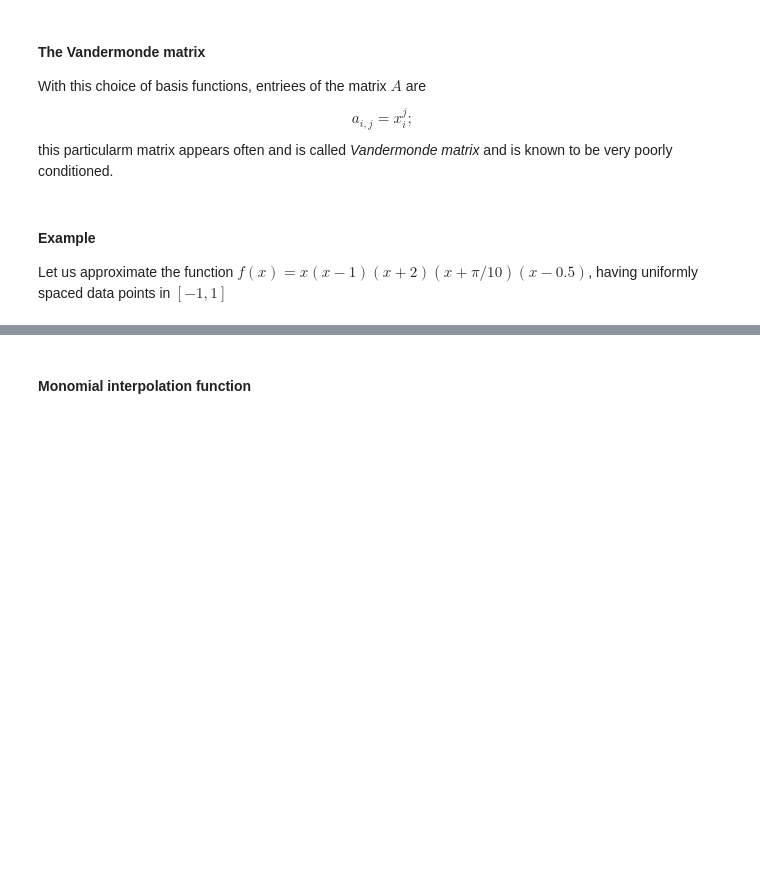
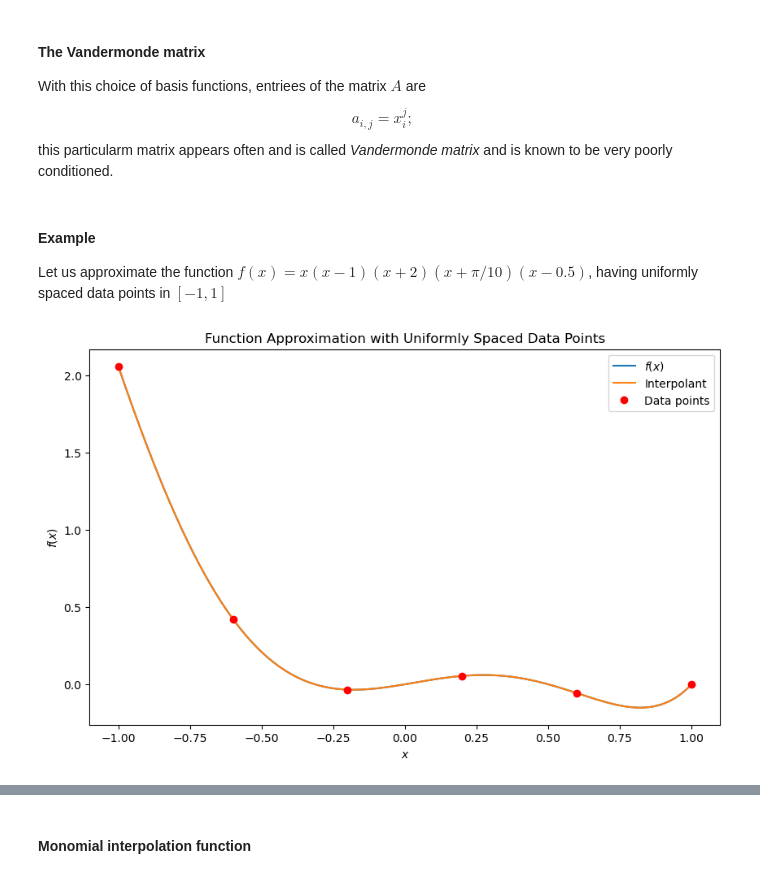
Before and after one commit to arielsboiardi/numerical_analysis_2024-2025, a Jupyter notebook: material/20241119-AB-Es_Interpolation.ipynb, the cells around one changed output, grey strips where cells are left out. Saved outputs shown, nothing was run; the diff lists cells and outputs as text; code cells hidden in the pictures; blank space fills up the shorter version.

```diff
--- a/material/20241119-AB-Es_Interpolation.ipynb
+++ b/material/20241119-AB-Es_Interpolation.ipynb
@@ -90,36 +94,50 @@ def myVander(X):
 	"""
 	Construct the Vandermonde matrix for x with n+1 columns.
 	"""
+
+	n = len(X) - 1
+	A = np.zeros([n+1,n+1])
+
+	for i in range(n+1):
+		for j in range(n+1):
+			A[i,j] = X[i]**j
+
+	return A
 # %% [markdown]
 #### Example
 Let us approximate the function $f(x)=x(x-1)(x+2)(x+\pi/10)(x-0.5)$, having uniformly spaced data points in $[-1,1]$
 # %%
 # Define the function to approximate
 def f(x):
 	return x * (x - 1) * (x + 2) * (x + np.pi / 10) * (x - 0.5)
 
 # Generate uniformly spaced data points in [-1, 1]
-n = 2
+n = 5
 X = np.linspace(-1, 1, n + 1)
 x = np.linspace(X[0], X[-1], 200)
 Y = f(X)
 
 # Compute coefficients of the interpolant
-
+A = myVander(X)
+c = np.linalg.solve(A,Y)
 
 # Evaluate the interpolant
+B = np.array([[monomial_basis(j,x[i]) for j in range(n+1)] for i in range(len(x))])
+p = B@c
 
 
 # Plot the function and the data points
 fig, ax = plt.subplots(figsize=(10, 6))
 ax.plot(x, f(x), label='$f(x)$')
 ax.plot(x, p, label='Interpolant')
 ax.plot(X, Y, 'ro', label='Data points')
 ax.legend()
 ax.set_title('Function Approximation with Uniformly Spaced Data Points')
 ax.set_xlabel('$x$')
 ax.set_ylabel('$f(x)$')
 plt.show()
+# %% [output]
+[figure, added]
 # %%
 # Compute the error
 error = f(x) - p
```
Also changed, not shown: parts of 33 cells of this notebook.
